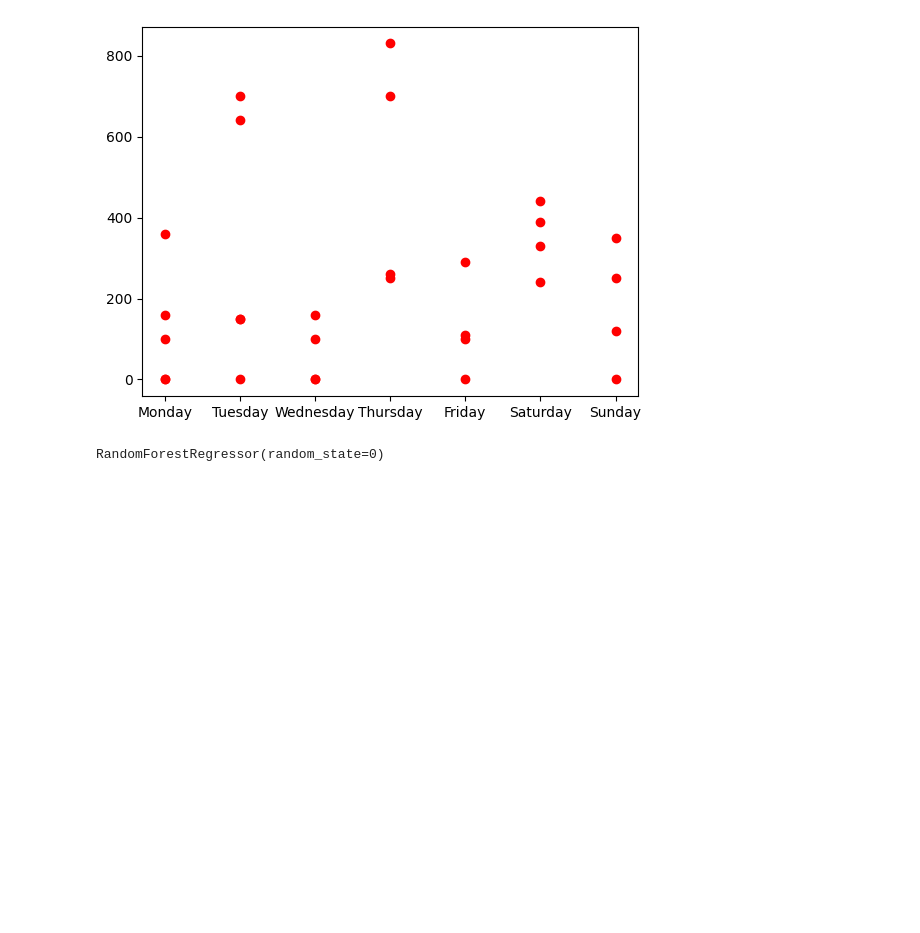
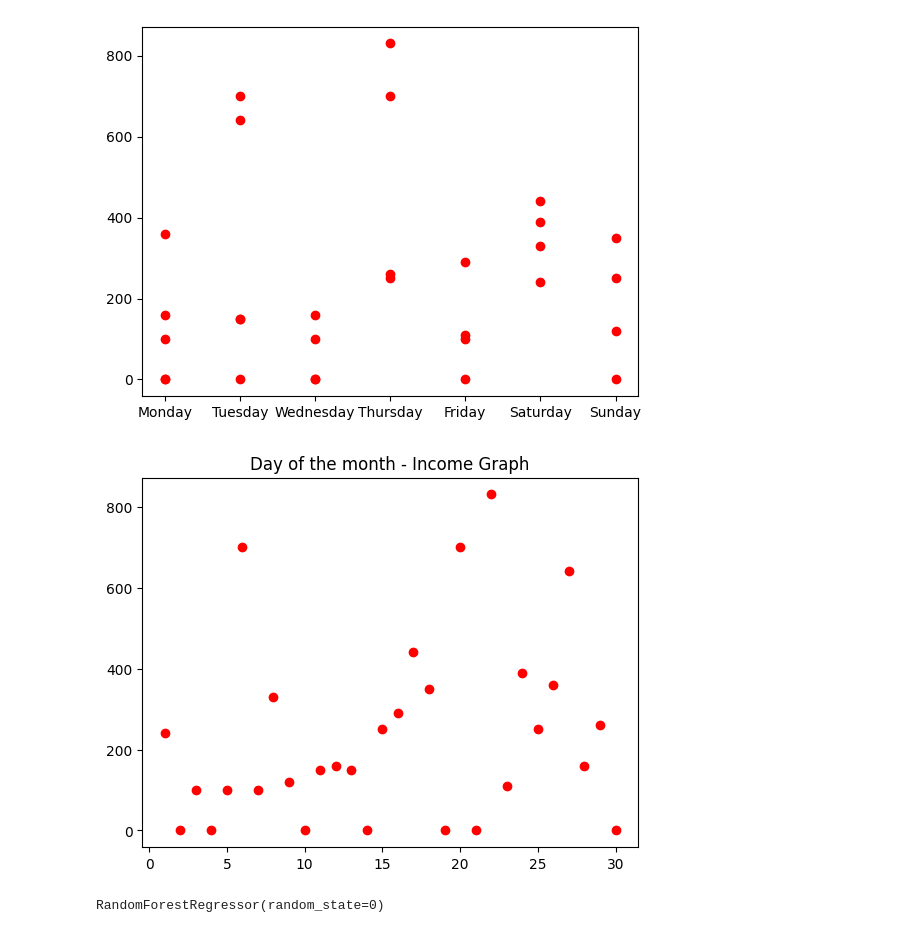
Before and after one commit to EyuaelB/huletshi_shilmat, a Jupyter notebook: shilmat_data3.ipynb, the cells around one changed output. Saved outputs shown, nothing was run; the diff lists cells and outputs as text; code cells hidden in the pictures; blank space fills up the shorter version.

Commit message:
day of the month - income graph

```diff
--- a/shilmat_data3.ipynb
+++ b/shilmat_data3.ipynb
@@ -10,3 +10,6 @@ df=df.drop(columns=['Day'])
 df['DayName'] = df.Date.dt.day_name()
 df['DayOfTheWeek'] = df.Date.dt.day_of_week
 df['Month'] = df.Date.dt.month
+df['MonthName'] =df.Date.dt.month_name()
+df['DayOfTheMonth'] =df.Date.dt.day
+df
@@ -19,4 +40,10 @@ plt.scatter(df['DayName'].values,y.values,c="red")
 plt.show()
 # %% [output]
 [figure]
+# %%
+plt.scatter(df['DayOfTheMonth'].values,y.values,c="red")
+plt.title("Day of the month - Income Graph")
+plt.show()
+# %% [output]
+[figure, added]
 # %%
```
Also changed, not shown: parts of 2 cells of this notebook.
